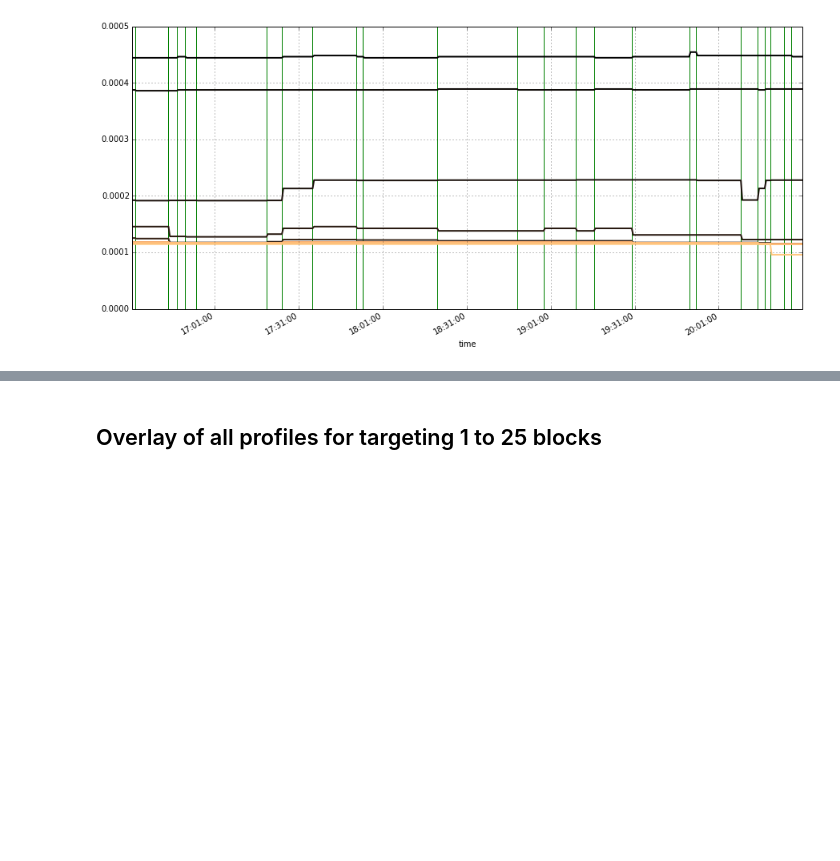
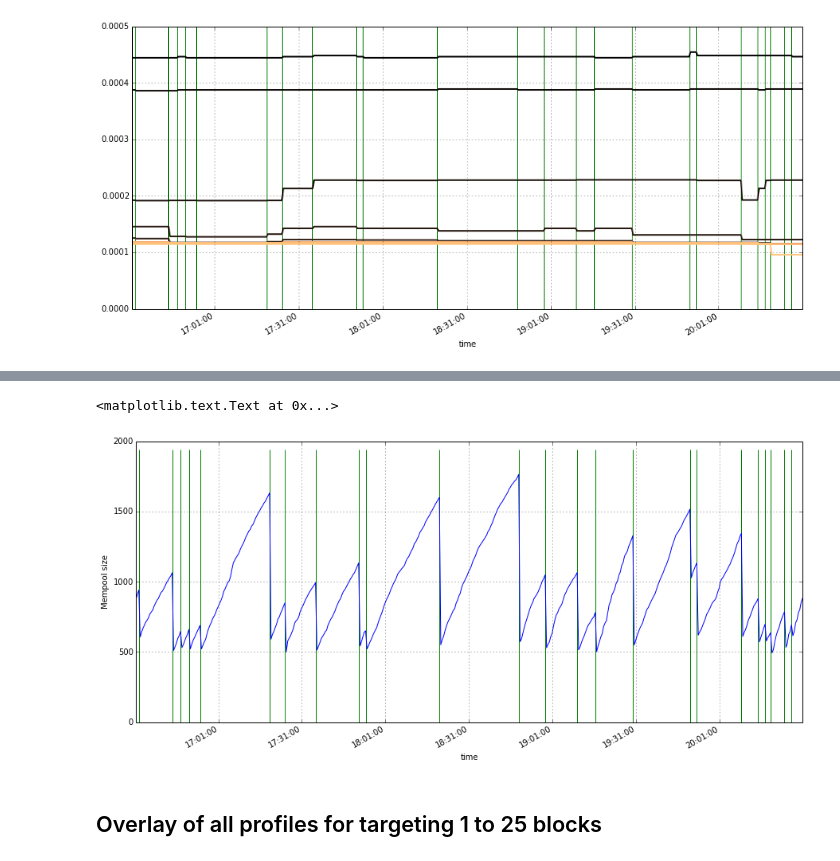
Before and after one commit to haraldschilly/bitcoin-floating-fee-statistics, a Jupyter notebook: estimatefee.ipynb, the cells around one changed output, grey strips where cells are left out. Drawn from its saved outputs; the diff is of its cells as text; code cells hidden in the pictures; blank space fills up the shorter version.

Commit message:
plotting mempool size

```diff
--- a/estimatefee.ipynb
+++ b/estimatefee.ipynb
@@ -159,3 +163,11 @@ ax.vlines(new_block_times, 0, ct.values.max()*1.1, color="green")
+# %%
+mps = data["info", "mempool_size"]
+ax = mps.plot()
+ax.vlines(new_block_times, 0, mps.values.max()*1.1, color="green")
+plt.ylabel("Mempool size")
+# %% [output]
+<matplotlib.text.Text at 0x...>
+[figure, added]
 # %% [markdown]
 ## Overlay of all profiles for targeting 1 to 25 blocks
 # %%
```
Also changed, not shown: parts of 2 cells of this notebook, 1 other file.
